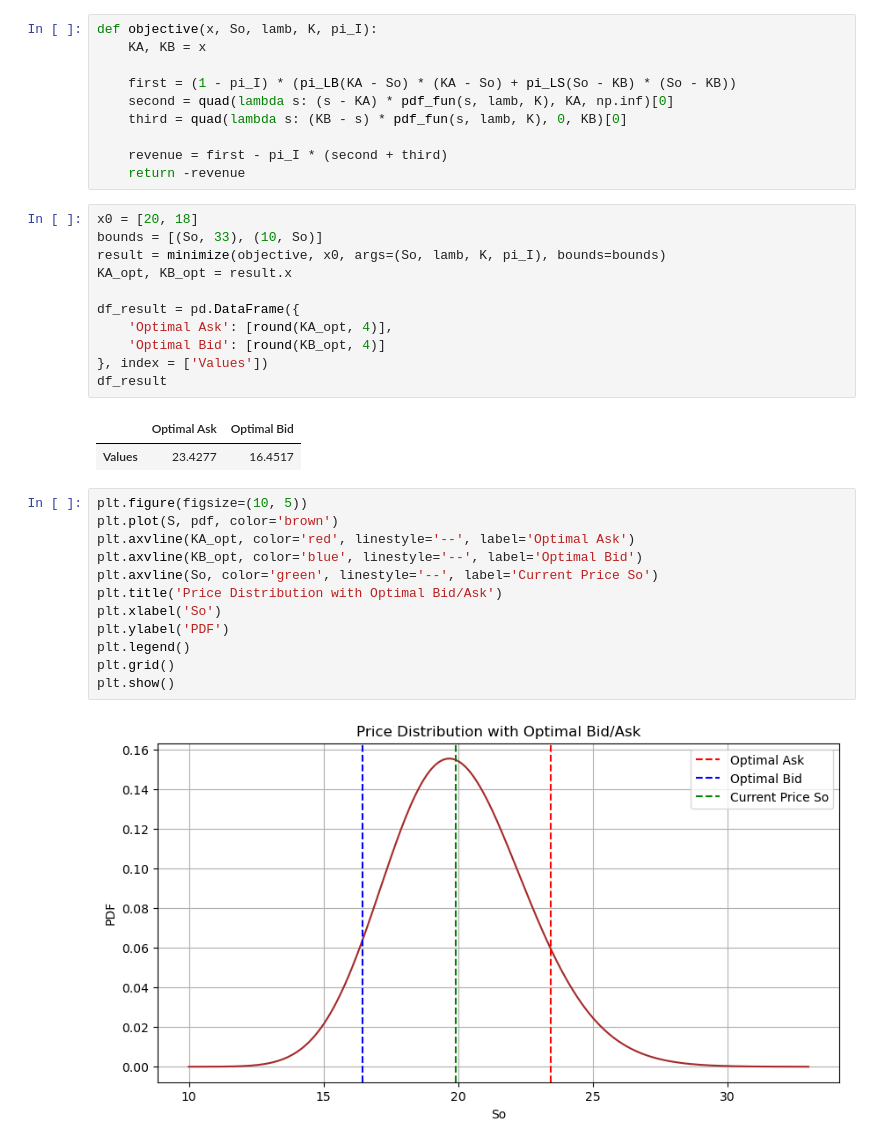
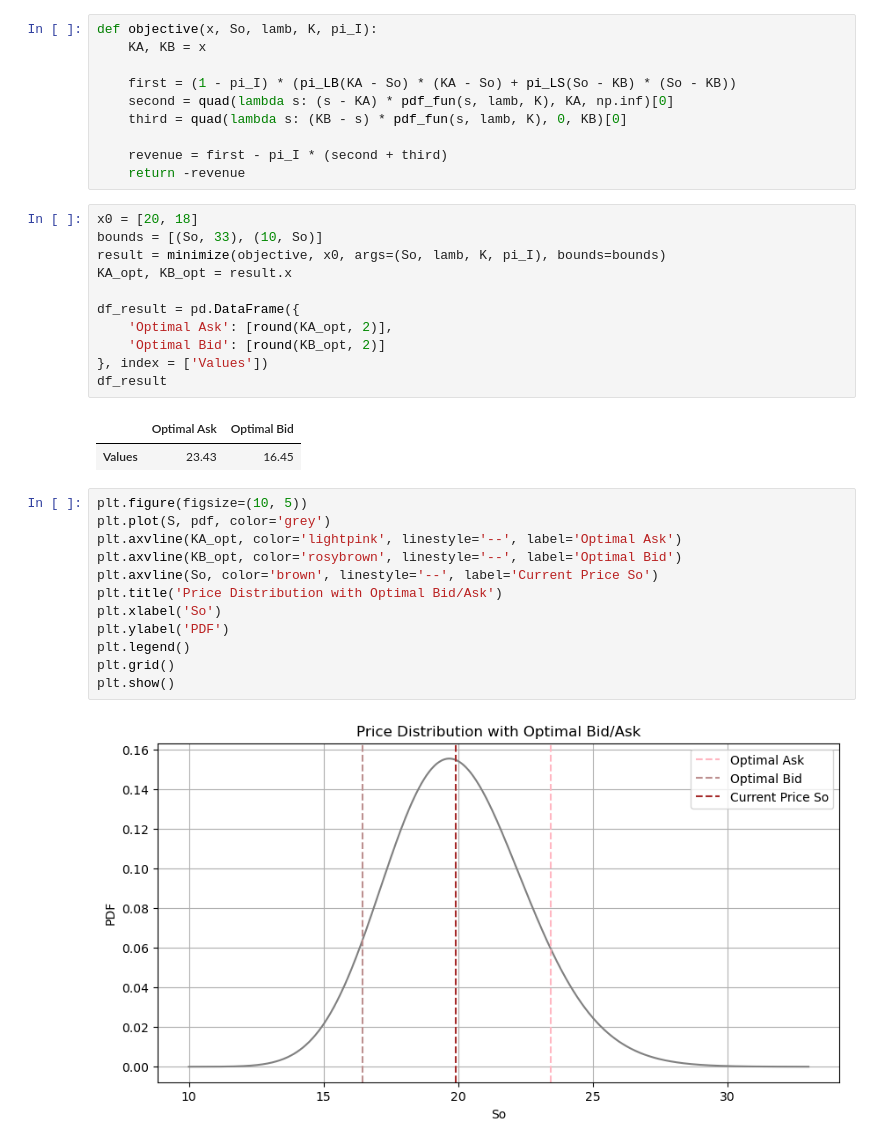
Before and after one commit to arantzaghg/sistemas_de_trading, a Jupyter notebook: Proyecto 1.ipynb, the cells around one changed output. Saved outputs shown, nothing was run; the diff lists cells and outputs as text.

Commit message:
graph

```diff
--- a/Proyecto 1.ipynb
+++ b/Proyecto 1.ipynb
@@ -78,24 +78,24 @@ result = minimize(objective, x0, args=(So, lamb, K, pi_I), bounds=bounds)
 KA_opt, KB_opt = result.x
 
 df_result = pd.DataFrame({
-    'Optimal Ask': [round(KA_opt, 4)],
-    'Optimal Bid': [round(KB_opt, 4)]
+    'Optimal Ask': [round(KA_opt, 2)],
+    'Optimal Bid': [round(KB_opt, 2)]
 }, index = ['Values'])
 df_result
 # %% [output]
 |  | Optimal Ask | Optimal Bid |
-| Values | 23.4277 | 16.4517 |
+| Values | 23.43 | 16.45 |
 # %%
 plt.figure(figsize=(10, 5))
-plt.plot(S, pdf, color='brown')
-plt.axvline(KA_opt, color='red', linestyle='--', label='Optimal Ask')
-plt.axvline(KB_opt, color='blue', linestyle='--', label='Optimal Bid')
-plt.axvline(So, color='green', linestyle='--', label='Current Price So')
+plt.plot(S, pdf, color='grey')
+plt.axvline(KA_opt, color='lightpink', linestyle='--', label='Optimal Ask')
+plt.axvline(KB_opt, color='rosybrown', linestyle='--', label='Optimal Bid')
+plt.axvline(So, color='brown', linestyle='--', label='Current Price So')
 plt.title('Price Distribution with Optimal Bid/Ask')
 plt.xlabel('So')
 plt.ylabel('PDF')
 plt.legend()
 plt.grid()
 plt.show()
 # %% [output]
-[figure, old version]
+[figure, new version]
```
